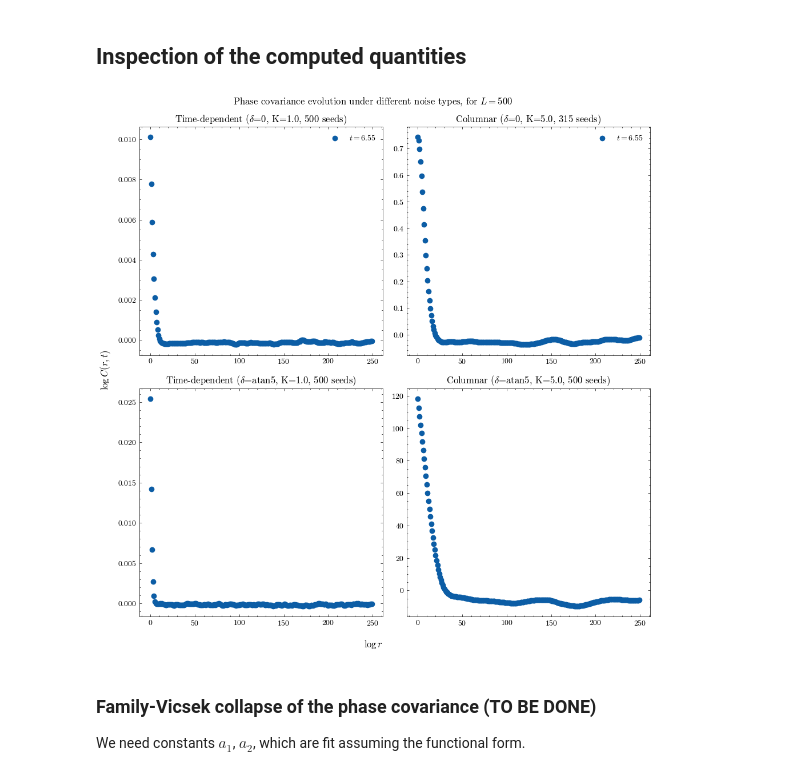
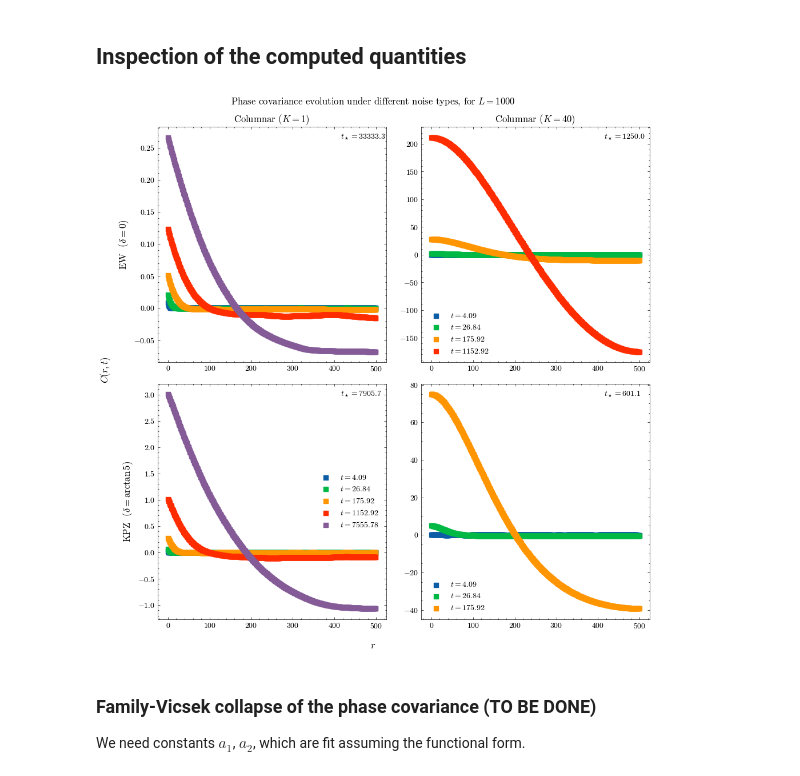
Before and after one commit to goznalo-git/RoughKuramoto, a Jupyter notebook: 5-Covariance.ipynb, the cells around one changed output. Drawn from its saved outputs; the diff is of its cells as text; code cells hidden in the pictures.

Commit message:
More simulations, saturation time within plots

```diff
--- a/5-Covariance.ipynb
+++ b/5-Covariance.ipynb
@@ -138,10 +147,14 @@ plt.style.use(["science","no-latex"])
 avg_df_path = "AverageSims.pkl"
 avg_df = pd.read_pickle(avg_df_path)
 
-L = 500
+L = 1000
 T = 20000
+Ks = [1, 40]
 # %%
 markerdict = {500: "o", 250: "x", 125: "^", 1000: "s"}
+# %%
+# Adjustment to the crossover time: t_x = tx * L**z (BY HAND for Ks=[1,40])
+tx = {"TimeDep": {"EW": 1/30, "KPZ": 1/4}, "Columnar": {"EW": 1/800, "KPZ": 1/20}}
 # %%
 fig, ax = plt.subplots(2, 2, figsize=(10,10))
 fig.suptitle("Phase covariance evolution under different noise types, for $L=$" + str(L))
@@ -150,41 +163,54 @@ fig.supxlabel(r"$r$")
 fig.supylabel(r"$C(r,t)$")
 
 for i, (typenoise, typelabel) in enumerate(zip(["TimeDep", "Columnar"], ["Time-dependent", "Columnar"])
 ):
 
     for j, (delta, deltaname) in enumerate(zip([0, np.arctan(5)], ["0", "atan5"])):
 
         # select rows for this noise type and delta
         mask = mask = (
             (avg_df["typenoise"] == typenoise)
             & (avg_df["L"] == L)
             & (avg_df["T"] == T)
             & (avg_df["deltaname"] == deltaname)
-            & ((avg_df["K"] == 1) | (avg_df["K"] == 20))
+            & ((avg_df["K"] == Ks[0]) | (avg_df["K"] == Ks[1]))
         )
         sub = avg_df[mask]
 
         # in case there are multiple (K, L) combos, plot them all
         for _, row in sub.iterrows():
             t = row["t"]
             mean_phasecovariance = row["mean_phasecovariance"]
             L = row["L"]
             K = row["K"]
             M = row["M"]
 
-            for ti in range(mean_phasecovariance.shape[0])[5:6]:
-                rlen = mean_phasecovariance.shape[1] # we plot up to half of this since the system is periodic
-                rrange = np.array(range(rlen))
-                ax[j,i].scatter(rrange[:int(rlen/2)], mean_phasecovariance[ti,:int(rlen/2)], label=f"$t=${np.round(t[ti],2)}", marker=markerdict[L])
-            ax[j,i].set_title(typelabel+ r" ($\delta$="+f"{deltaname}, K={K}, {M} seeds)")
+            t_cross = tx[typenoise][delta_to_label[deltaname]] * L**(z_dict[typenoise][delta_to_label[deltaname]])
 
-ax[0,0].legend()
+            for ti in range(mean_phasecovariance.shape[0])[::4]:
+
+                if t[ti] > 0 and t[ti] < t_cross:
+
+                    rlen = mean_phasecovariance.shape[1] # we plot up to half of this since the system is periodic
+                    rrange = np.array(range(rlen))
+                    ax[j,i].scatter(rrange[:int(rlen/2)], mean_phasecovariance[ti,:int(rlen/2)], label=f"$t=${np.round(t[ti],2)}", marker=markerdict[L])
+
+            ax[j,i].text(0.8, 0.95, f'$t_\star={np.round(t_cross,1)}$', fontsize=10, transform=ax[j,i].transAxes)
+
+ax[0,0].set_title(typelabel + f" ($K=${Ks[0]})")
+ax[0,1].set_title(typelabel + f" ($K=${Ks[1]})")
+ax[0,0].set_ylabel(r"EW  ($\delta=0$)", fontsize=12)
+ax[1,0].set_ylabel(r"KPZ  ($\delta=\arctan5$)", fontsize=12)
+
+ax[1,1].legend()
 ax[0,1].legend()
+ax[1,0].legend()
+ax[1,1].legend()
 
 plt.tight_layout()
 plt.show()
 # %% [output]
-[figure, old version]
+[figure, new version]
 # %% [markdown]
 ### Family-Vicsek collapse of the phase covariance (TO BE DONE)
 
```
Also changed, not shown: parts of 5 cells of this notebook, 6 other files.
